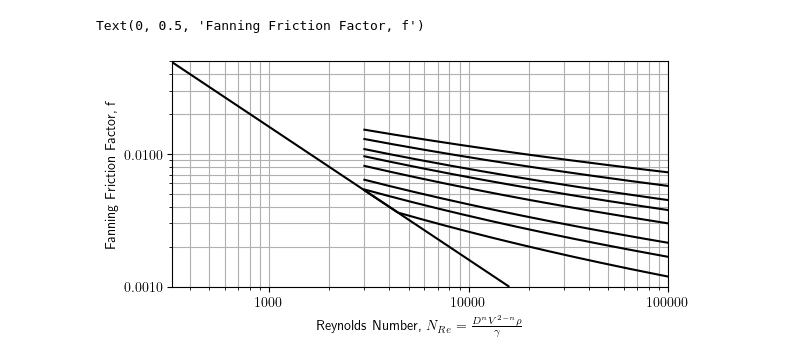
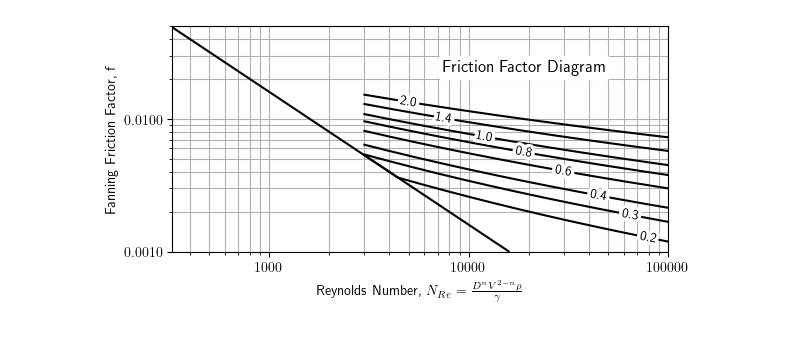
Before and after one commit to mtnorden/MetznerFrictionFactor, a Jupyter notebook: metznerFrictionFactor.ipynb, the cells around one changed output. Saved outputs shown, nothing was run; the diff lists cells and outputs as text; code cells hidden in the pictures.

Commit message:
Refine plot and add comments

```diff
--- a/metznerFrictionFactor.ipynb
+++ b/metznerFrictionFactor.ipynb
@@ -6,44 +7,76 @@ import matplotlib.ticker as tk
 # %%
-def fanningFrictionFactor(frictionFactor:float,reynolds,nPrime:float):
+def fanningFrictionFactor(frictionFactor:float,reynolds:float,nPrime:float)-> float:
+    """
+
+    Returns the fanning friction factor for non-newtonian fluids when combined with the scipy.optimize root function
+
+    Args:
+        frictionFactor (float): The fanning friction factor which will be solved for
+        reynolds (float): The reynolds number for non-newtonian fluids
+        nPrime (float): The power law exponent for non-newtonian fluid
+
+    Returns:
+        float: a float which represents the error in the fanning friction factor, will be equal to zero when the fanning friction factor has been found
+    """
+
     return ((4.0/np.power(nPrime,0.75))*np.log10(reynolds*np.power(frictionFactor,1-(nPrime/2)))) - (0.4 / (np.power(nPrime,1.2))) - np.sqrt(1/frictionFactor)
 # %%
+#Create a new figure and axes
 fig1, ax1 = plt.subplots()
 
+#creates logarithmically spaced points in both the laminar and turbulent regimes
 turbulentReynoldsRange = np.logspace(3.477,5,1000)
 laminarReynoldsRange = np.logspace(2,4.2,1000)
 
+#Creates a list of n-values which match those seen in the plot
 nRange = [2.0, 1.4, 1.0, 0.8, 0.6, 0.4, 0.3, 0.2]
 
-#plt.rc('text', usetex=True)
-
+#For every n in the n-list
 for j in range(len(nRange)):
+    #Allocates space in memory for all of the solutions to the fanningFrictionFactor function
     solVec = np.zeros(np.size(turbulentReynoldsRange))
 
+    #For every value of reynolds number in the turbulent regime
     for i in range(len(turbulentReynoldsRange)):
+        #Find the value of fanning friction factor when the initial guess is 0.001, the reynolds number is the ith reynolds number in the turbulent regime and the jth reynolds number is the current value of n
         sol = root(fanningFrictionFactor,0.001,args=(turbulentReynoldsRange[i],nRange[j])).x
+        #If the solution is lower than it would be in the laminar regime
         if sol < 16 / turbulentReynoldsRange[i]:
+            #Set the value of the solution vector to the laminar friction factor
             solVec[i] = 16 / turbulentReynoldsRange[i]
         else:
+            #Otherwise, implement the friction factor as usual
             solVec[i] = sol[0]
-    ax1.loglog(turbulentReynoldsRange,solVec,color='k')
 
+    #Create a log-log plot using the turbulent reynolds number vector and generated solutions at a given n
+    ax1.loglog(turbulentReynoldsRange,solVec,color='k',label= str(nRange[j]))
 
+#Plots the laminar regime of reynolds numbers
 ax1.plot(laminarReynoldsRange,16/laminarReynoldsRange,color='k')
 
+#Set x and y limits
 plt.xlim((325,100000))
 plt.ylim((.001,.05))
 
+#set the aspect ratio
 ax1.set_aspect(.666)
 
-ax1.grid(which='both')
+#Enable gridlines for major and minor ticks
+ax1.grid(which='both',zorder=0)
 
+#Change from scientific notation to scalar notation
 ax1.xaxis.set_major_formatter(tk.ScalarFormatter())
 ax1.yaxis.set_major_formatter(tk.ScalarFormatter())
 
+#Enable LaTeX formatting
 plt.rcParams['text.usetex'] = True
 
+#Label the axes and title
 ax1.set_xlabel(r'Reynolds Number, $N_{Re} = \frac{D^{n}V^{2-n}\rho}{\gamma}$')
 ax1.set_ylabel(r'Fanning Friction Factor, f')
+ax1.set_title("Friction Factor Diagram",x=.71,y=.76,zorder=3,bbox=dict(facecolor='white',edgecolor='none',boxstyle='round,pad=0.3'))
+
+#Create inline labels for all n-values
+labelLines(plt.gca().get_lines(),align=True,xvals=[5000,7500,12000,19000,30000,45000,65000,80000]);
 # %% [output]
-Text(0, 0.5, 'Fanning Friction Factor, f')
-[figure, old version]
+[figure, new version]
```
Also changed, not shown: parts of 1 cell of this notebook.
